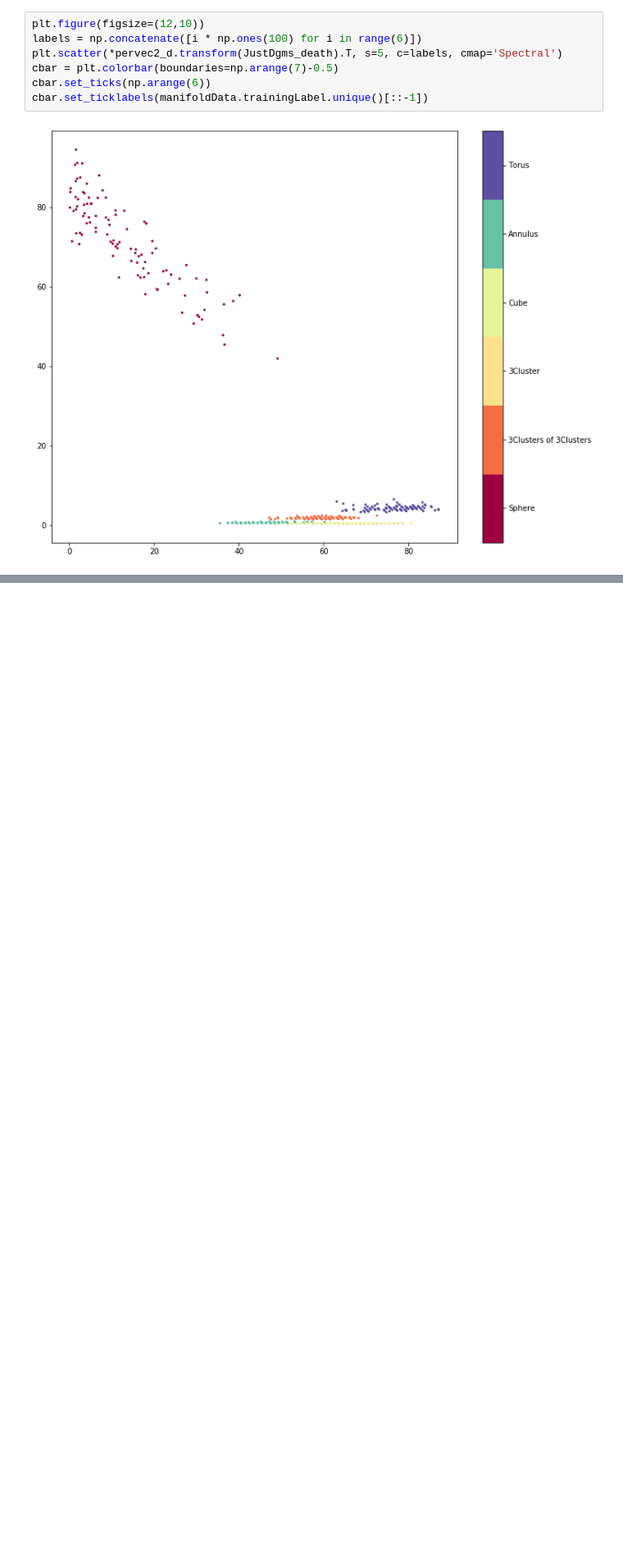
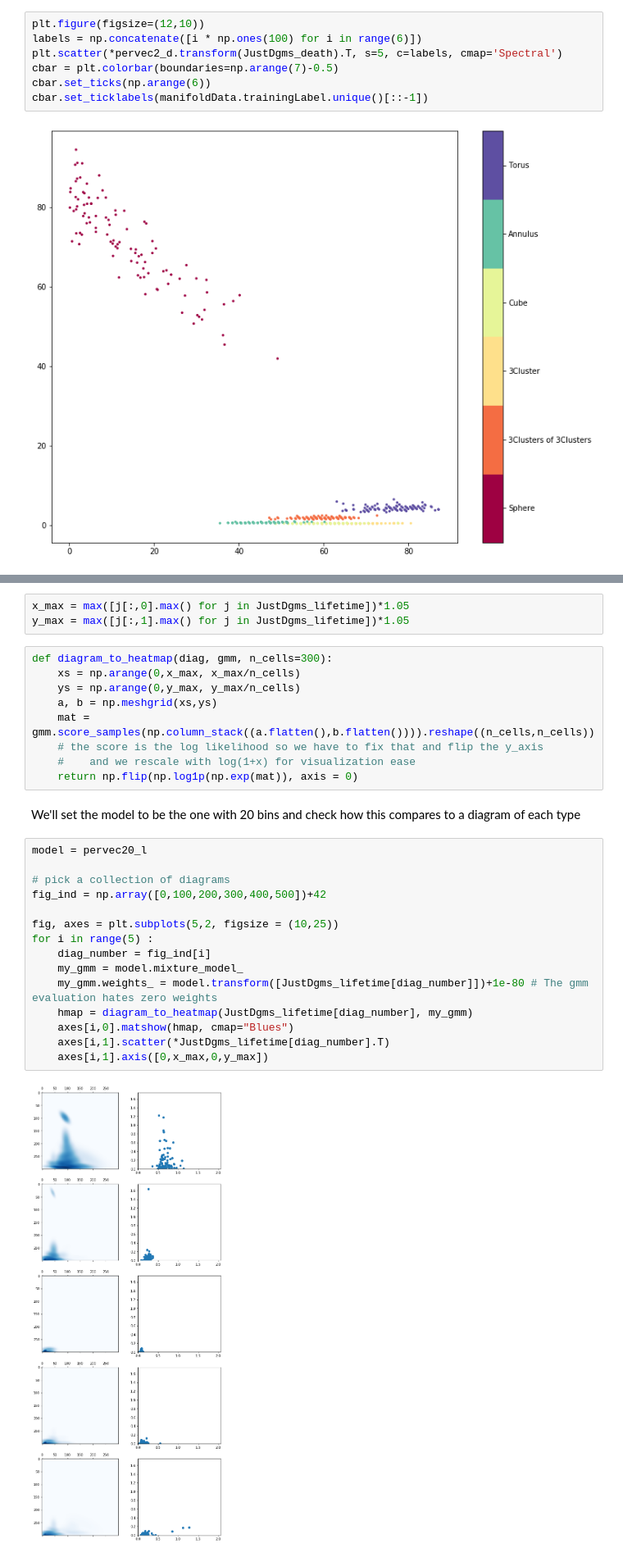
Before and after one commit to scikit-tda/pervect, a Jupyter notebook: pervect/Approximate Persistent Wasserstein via GMM Walk-through.ipynb, the cells around one changed output, grey strips where cells are left out. Shown: that part at 82% size. Drawn from its saved outputs; the diff is of its cells as text; blank space fills up the shorter version.

```diff
--- a/pervect/Approximate Persistent Wasserstein via GMM Walk-through.ipynb
+++ b/pervect/Approximate Persistent Wasserstein via GMM Walk-through.ipynb
@@ -468,0 +479,31 @@ cbar.set_ticklabels(manifoldData.trainingLabel.unique()[::-1])
+# %%
+x_max = max([j[:,0].max() for j in JustDgms_lifetime])*1.05
+y_max = max([j[:,1].max() for j in JustDgms_lifetime])*1.05
+# %%
+def diagram_to_heatmap(diag, gmm, n_cells=300):
+    xs = np.arange(0,x_max, x_max/n_cells)
+    ys = np.arange(0,y_max, y_max/n_cells)
+    a, b = np.meshgrid(xs,ys)
+    mat = gmm.score_samples(np.column_stack((a.flatten(),b.flatten()))).reshape((n_cells,n_cells))
+    # the score is the log likelihood so we have to fix that and flip the y_axis
+    #    and we rescale with log(1+x) for visualization ease
+    return np.flip(np.log1p(np.exp(mat)), axis = 0)
+# %% [markdown]
+We'll set the model to be the one with 20 bins and check how this compares to a diagram of each type
+# %%
+model = pervec20_l
+
+# pick a collection of diagrams
+fig_ind = np.array([0,100,200,300,400,500])+42
+
+fig, axes = plt.subplots(5,2, figsize = (10,25))
+for i in range(5) :
+    diag_number = fig_ind[i]
+    my_gmm = model.mixture_model_
+    my_gmm.weights_ = model.transform([JustDgms_lifetime[diag_number]])+1e-80 # The gmm evaluation hates zero weights
+    hmap = diagram_to_heatmap(JustDgms_lifetime[diag_number], my_gmm)
+    axes[i,0].matshow(hmap, cmap="Blues")
+    axes[i,1].scatter(*JustDgms_lifetime[diag_number].T)
+    axes[i,1].axis([0,x_max,0,y_max])
+# %% [output]
+[figure, added]
```
Also changed, not shown: parts of 27 cells of this notebook.
